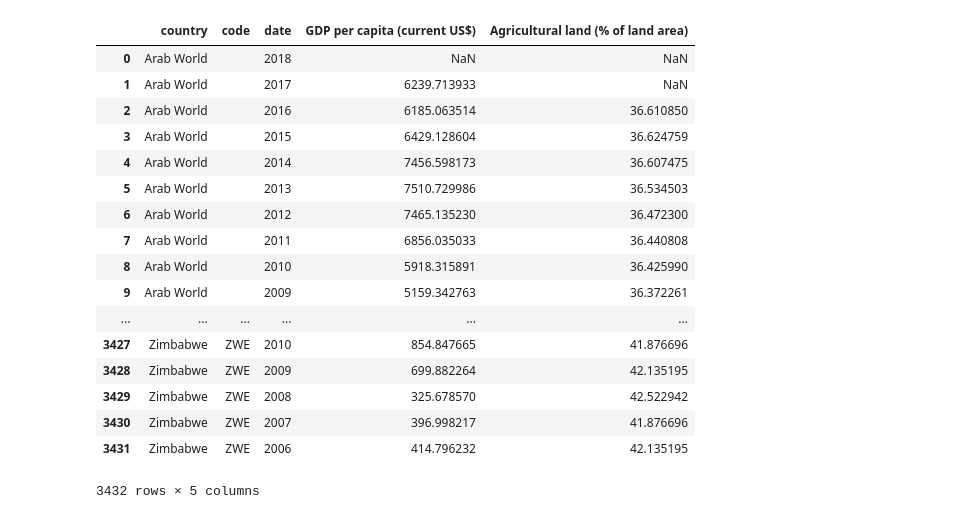
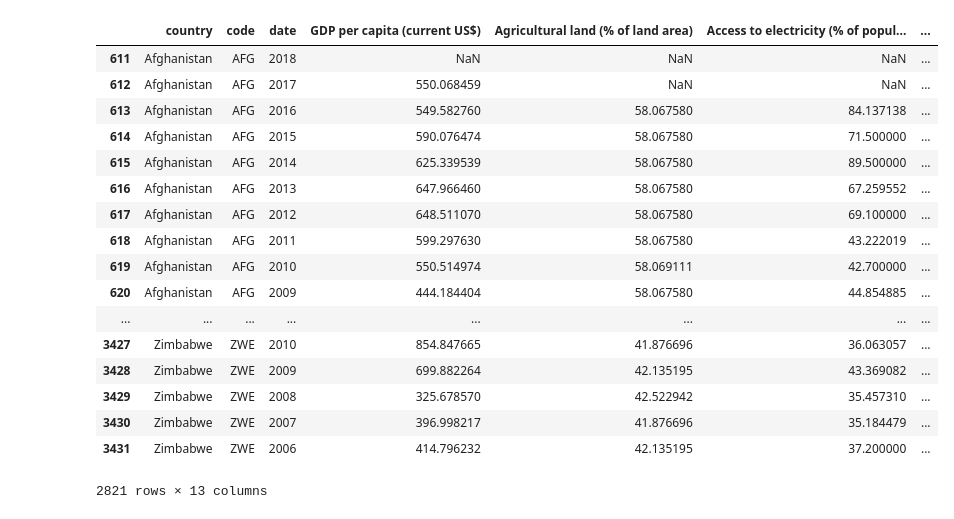
Before and after one commit to Mooophy/158222, a Jupyter notebook: as2/As2.ipynb, the cells around one changed output. Drawn from its saved outputs; the diff is of its cells as text; code cells hidden in the pictures.

```diff
--- a/as2/As2.ipynb
+++ b/as2/As2.ipynb
@@ -5,10 +5,3 @@ import pprint
 import numpy as np
 import pandas as pd
 from functools import reduce
-# %%
-indicators = [
-    'NY.GDP.PCAP.CD',    # GDP per capita (current US$)
-    'AG.LND.AGRI.ZS',    # Agricultural land (% of land area)
-    'EG.ELC.ACCS.ZS',    # Access to electricity (% of population)
-    'SP.POP.SCIE.RD.P6'  # Researchers in R&D (per million people)
-]
@@ -18,8 +15,8 @@ class WorldBankDataFetcher:
     """
     def __init__(self, indicators):
         self.indicators = indicators
-        self.jsons = []
-        self.dataframes = []
+        self.jsons = self.dataframes = []
+        self.merged_data = None
 
     def fetch_json_by(indicator):
         print('Fetching:' + indicator)
@@ -36,10 +33,12 @@ class WorldBankDataFetcher:
         return df
 
     def fetch(self):
-        print('Note this cold takes a few minuts depending on the network status...\n...')
+        print('Note: this operation make take a while depending on the network status...\n...')
+
         for i in indicators:
             self.jsons.append(fetch_json_by(i))
-            print('Indicator: ' +i + ' fetched!')
+            progress = str(indicators.index(i)) + '/' + str(len(indicators))
+            print(' '.join([progress, 'Indicator', i]))
 
         print('Creating data frames...')
         self.dataframes = [json_to_df(j) for j in self.jsons]
@@ -48,6 +47,19 @@ class WorldBankDataFetcher:
         self.merged_data = reduce(lambda x, y: x.merge(y, how='outer', on=['country', 'code', 'date']), self.dataframes)
 
         print('All done!')
+# %%
+indicators = [
+    'NY.GDP.PCAP.CD',    # GDP per capita (current US$)
+    'AG.LND.AGRI.ZS',    # Agricultural land (% of land area)
+    'EG.ELC.ACCS.ZS',    # Access to electricity (% of population)
+    'EN.ATM.CO2E.PC',    # CO2 emissions (metric tons per capita)
+    'MS.MIL.XPND.GD.ZS', # Military expenditure (% of GDP)
+    'SL.UEM.TOTL.ZS',    # Unemployment, total (% of total labor force) (modeled ILO estimate)
+    'BM.GSR.ROYL.CD',    # Charges for the use of intellectual property, payments (BoP, current US$)
+    'SP.POP.TOTL',       # Population, total
+    'IS.AIR.DPRT',       # Air transport, registered carrier departures worldwide
+    'IC.TAX.TOTL.CP.ZS'  # Total tax rate (% of commercial profits)
+]
 # %%
 fetcher = WorldBankDataFetcher(indicators)
 fetcher.fetch()
@@ -154,21 +82,23 @@ d2
-# %%
-pd.merge(d0, d1, how='left', on=['country', 'date', 'code'])
-# %% [output]
-|  | country | code | date | GDP per capita (current US$) | Agricultural land (% of land area) |
-| 0 | Arab World |  | 2018 | NaN | NaN |
-| 1 | Arab World |  | 2017 | 6239.713933 | NaN |
-| 2 | Arab World |  | 2016 | 6185.063514 | 36.610850 |
-| 3 | Arab World |  | 2015 | 6429.128604 | 36.624759 |
-| 4 | Arab World |  | 2014 | 7456.598173 | 36.607475 |
-| 5 | Arab World |  | 2013 | 7510.729986 | 36.534503 |
-| 6 | Arab World |  | 2012 | 7465.135230 | 36.472300 |
-| 7 | Arab World |  | 2011 | 6856.035033 | 36.440808 |
-| 8 | Arab World |  | 2010 | 5918.315891 | 36.425990 |
-| 9 | Arab World |  | 2009 | 5159.342763 | 36.372261 |
-| ... | ... | ... | ... | ... | ... |
-| 3427 | Zimbabwe | ZWE | 2010 | 854.847665 | 41.876696 |
-| 3428 | Zimbabwe | ZWE | 2009 | 699.882264 | 42.135195 |
-| 3429 | Zimbabwe | ZWE | 2008 | 325.678570 | 42.522942 |
-| 3430 | Zimbabwe | ZWE | 2007 | 396.998217 | 41.876696 |
-| 3431 | Zimbabwe | ZWE | 2006 | 414.796232 | 42.135195 |
-3432 rows × 5 columns
+# %%
+#fetcher.merged_data#[fetcher.merged_data.date == '2018']
+d = fetcher.merged_data
+d[d.code!='']
+# %% [output]
+|  | country | code | date | GDP per capita (current US$) | Agricultural land (% of land area) | Access to electricity (% of popul... | ... |
+| 611 | Afghanistan | AFG | 2018 | NaN | NaN | NaN | ... |
+| 612 | Afghanistan | AFG | 2017 | 550.068459 | NaN | NaN | ... |
+| 613 | Afghanistan | AFG | 2016 | 549.582760 | 58.067580 | 84.137138 | ... |
+| 614 | Afghanistan | AFG | 2015 | 590.076474 | 58.067580 | 71.500000 | ... |
+| 615 | Afghanistan | AFG | 2014 | 625.339539 | 58.067580 | 89.500000 | ... |
+| 616 | Afghanistan | AFG | 2013 | 647.966460 | 58.067580 | 67.259552 | ... |
+| 617 | Afghanistan | AFG | 2012 | 648.511070 | 58.067580 | 69.100000 | ... |
+| 618 | Afghanistan | AFG | 2011 | 599.297630 | 58.067580 | 43.222019 | ... |
+| 619 | Afghanistan | AFG | 2010 | 550.514974 | 58.069111 | 42.700000 | ... |
+| 620 | Afghanistan | AFG | 2009 | 444.184404 | 58.067580 | 44.854885 | ... |
+| ... | ... | ... | ... | ... | ... | ... | ... |
+| 3427 | Zimbabwe | ZWE | 2010 | 854.847665 | 41.876696 | 36.063057 | ... |
+| 3428 | Zimbabwe | ZWE | 2009 | 699.882264 | 42.135195 | 43.369082 | ... |
+| 3429 | Zimbabwe | ZWE | 2008 | 325.678570 | 42.522942 | 35.457310 | ... |
+| 3430 | Zimbabwe | ZWE | 2007 | 396.998217 | 41.876696 | 35.184479 | ... |
+| 3431 | Zimbabwe | ZWE | 2006 | 414.796232 | 42.135195 | 37.200000 | ... |
+2821 rows × 13 columns
```
Also changed, not shown: parts of 7 cells of this notebook, 1 other file.
